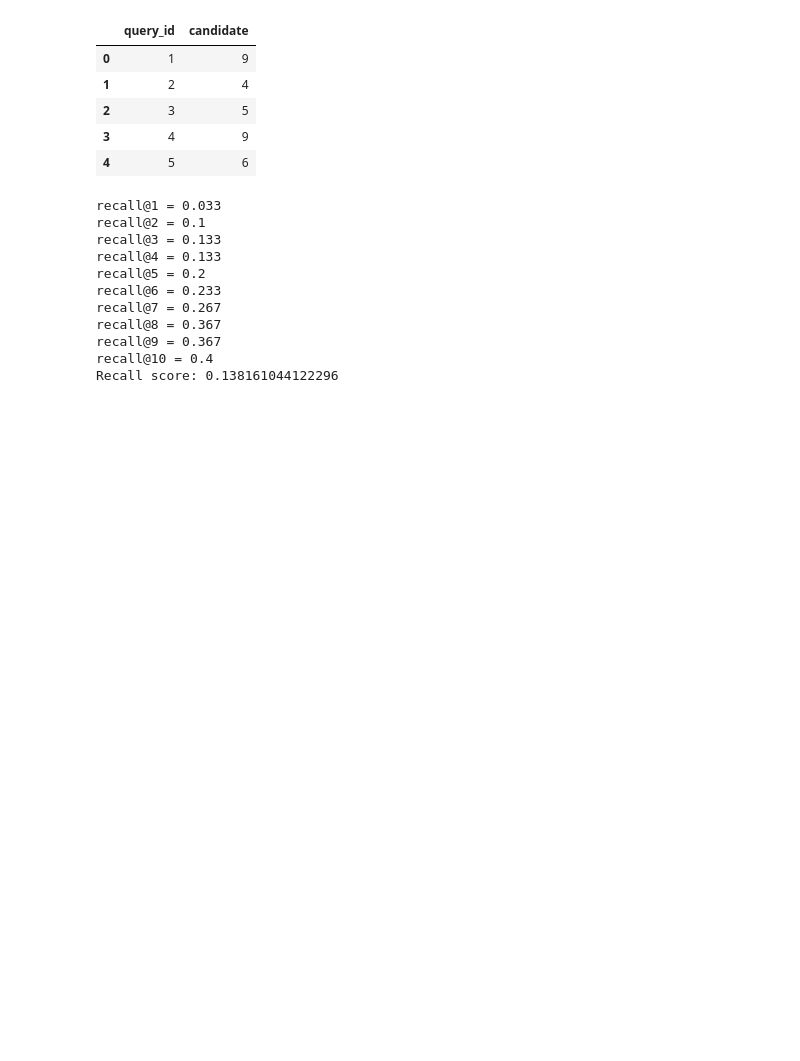
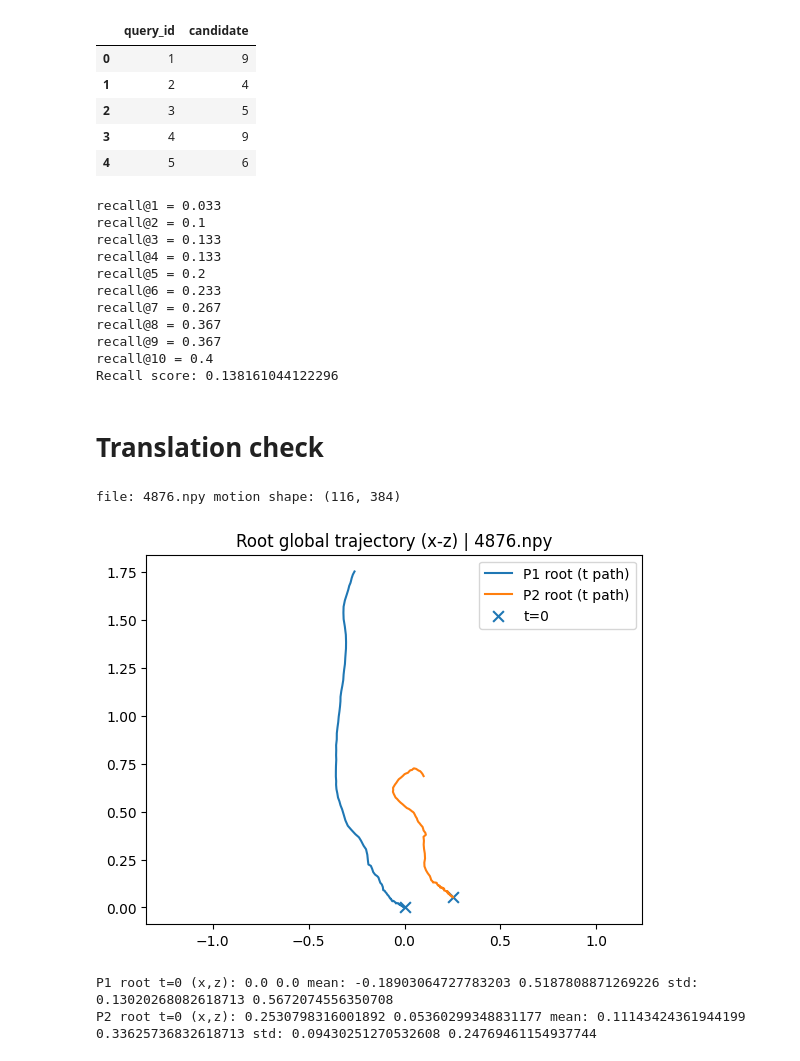
Before and after one commit to EtiNL/Dropout_disco, a Jupyter notebook: notebook/text-motion-explore.ipynb, the cells around one changed output. Cells and saved outputs as stored; diff of their text form; code cells hidden in the pictures; blank space fills up the shorter version.

Commit message:
motion and text augmentation

```diff
--- a/notebook/text-motion-explore.ipynb
+++ b/notebook/text-motion-explore.ipynb
@@ -288,3 +348,52 @@ recall@8 = 0.367
 recall@9 = 0.367
 recall@10 = 0.4
 Recall score: 0.138161044122296
+# %% [markdown]
+# Translation check
+# %%
+from os.path import join as pjoin
+import os, random
+import numpy as np
+import matplotlib.pyplot as plt
+
+# pick a random .npy file (skip subdirectories)
+fnames = [f for f in os.listdir(motion_dir) if f.endswith(".npy") and os.path.isfile(pjoin(motion_dir, f))]
+fname = random.choice(fnames)
+path = pjoin(motion_dir, fname)
+
+motion = np.load(path).astype(np.float32)
+print("file:", fname, "motion shape:", motion.shape)
+
+# ---- layout for (T,384) clips ----
+J_POS = 22
+POS_DIM = J_POS * 3          # 66
+HALF = motion.shape[1] // 2  # 192
+P1_POS = slice(0, POS_DIM)
+P2_POS = slice(HALF, HALF + POS_DIM)
+
+def root_traj_xz(m, person=1, joint=0):
+    pos = m[:, P1_POS] if person == 1 else m[:, P2_POS]
+    p = pos.reshape(-1, J_POS, 3)
+    root = p[:, joint, :]
+    return root[:, 0], root[:, 2]  # x(t), z(t)
+
+# plot root trajectory in x-z for both persons
+x1, z1 = root_traj_xz(motion, person=1)
+x2, z2 = root_traj_xz(motion, person=2)
+
+plt.figure()
+plt.plot(x1, z1, label="P1 root (t path)")
+plt.plot(x2, z2, label="P2 root (t path)")
+plt.scatter([x1[0], x2[0]], [z1[0], z2[0]], marker="x", s=60, label="t=0")
+plt.axis("equal")
+plt.legend()
+plt.title(f"Root global trajectory (x-z) | {fname}")
+plt.show()
+
+print("P1 root t=0 (x,z):", float(x1[0]), float(z1[0]), "mean:", float(x1.mean()), float(z1.mean()), "std:", float(x1.std()), float(z1.std()))
+print("P2 root t=0 (x,z):", float(x2[0]), float(z2[0]), "mean:", float(x2.mean()), float(z2.mean()), "std:", float(x2.std()), float(z2.std()))
+# %% [output]
+file: 4876.npy motion shape: (116, 384)
+[figure, added]
+P1 root t=0 (x,z): 0.0 0.0 mean: -0.18903064727783203 0.5187808871269226 std: 0.13020268082618713 0.5672074556350708
+P2 root t=0 (x,z): 0.2530798316001892 0.05360299348831177 mean: 0.11143424361944199 0.33625736832618713 std: 0.09430251270532608 0.24769461154937744
```
Also changed, not shown: parts of 5 cells of this notebook, 6 other files.
